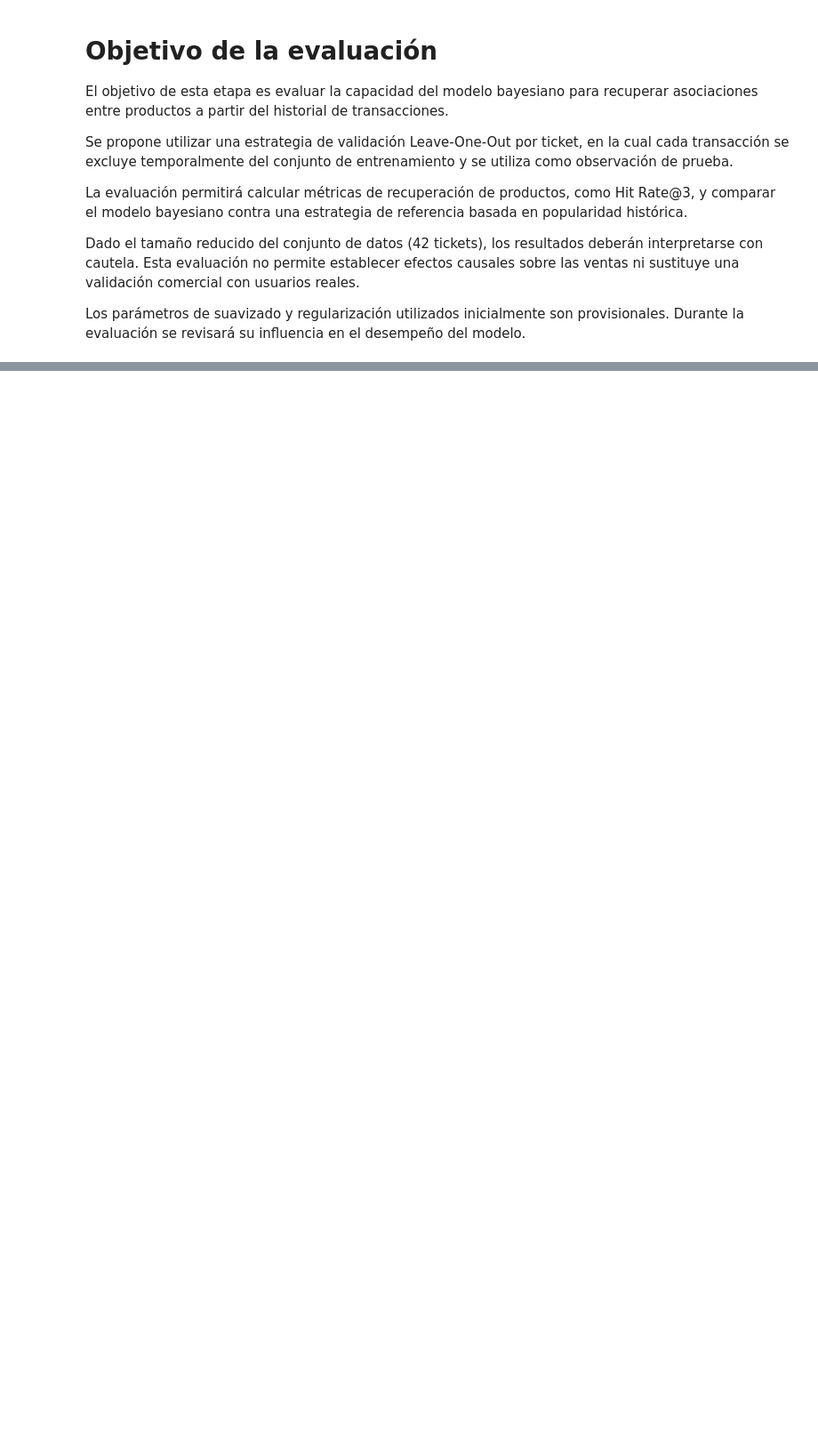
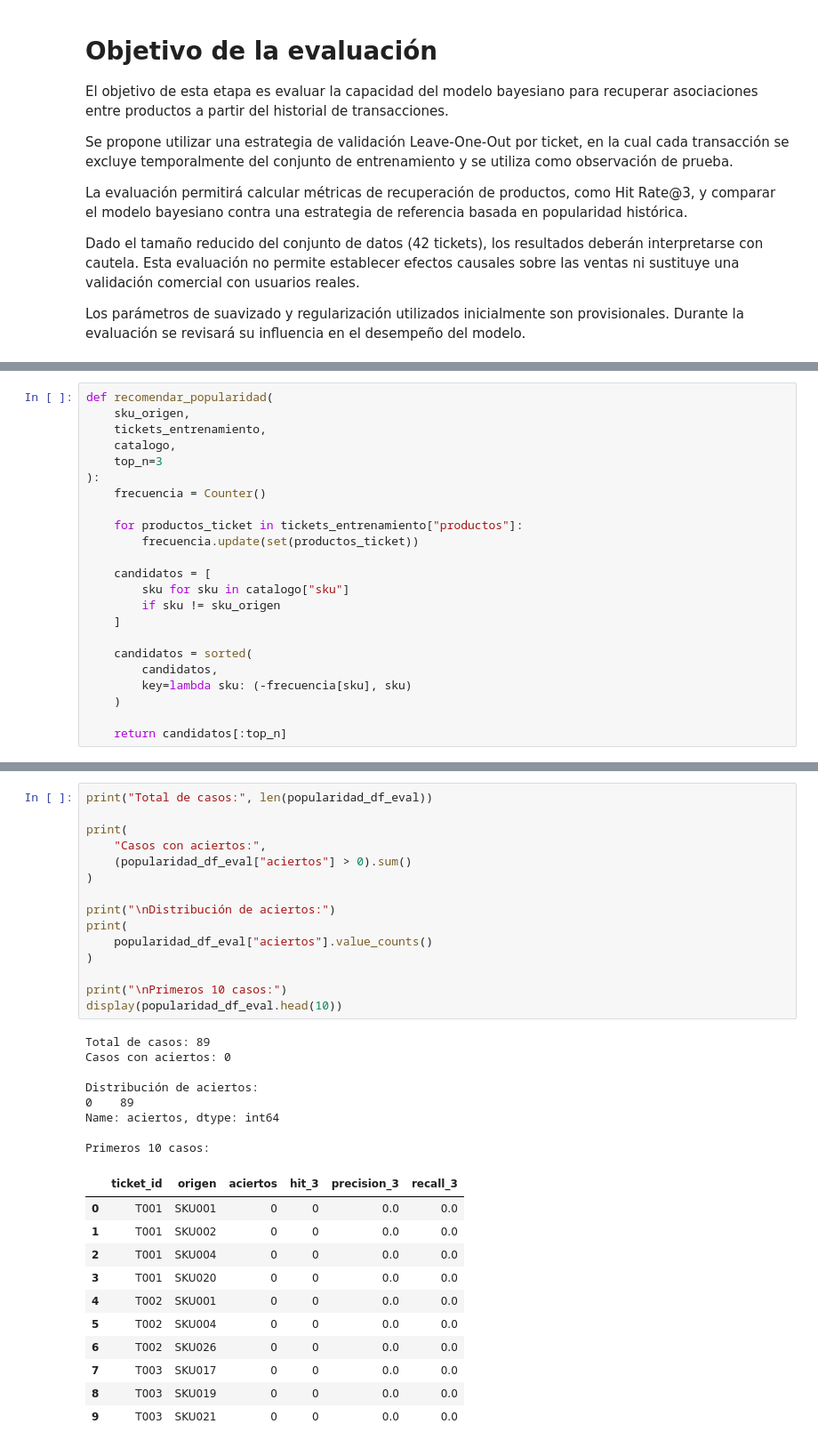
Before and after one commit to LucindaSerna/ferreteria-fullstack, a Jupyter notebook: notebooks/01_exploracion_datos.ipynb, the cells around one changed output, grey strips where cells are left out. Shown at 89% size. Saved outputs shown, nothing was run; the diff lists cells and outputs as text; blank space fills up the shorter version.

```diff
--- a/notebooks/01_exploracion_datos.ipynb
+++ b/notebooks/01_exploracion_datos.ipynb
@@ -2869,0 +3262,23 @@ NameError: name 'tickets' is not defined
+# %%
+def recomendar_popularidad(
+    sku_origen,
+    tickets_entrenamiento,
+    catalogo,
+    top_n=3
+):
+    frecuencia = Counter()
+
+    for productos_ticket in tickets_entrenamiento["productos"]:
+        frecuencia.update(set(productos_ticket))
+
+    candidatos = [
+        sku for sku in catalogo["sku"]
+        if sku != sku_origen
+    ]
+
+    candidatos = sorted(
+        candidatos,
+        key=lambda sku: (-frecuencia[sku], sku)
+    )
+
+    return candidatos[:top_n]
@@ -2869,0 +3353,35 @@ NameError: name 'tickets' is not defined
+# %%
+print("Total de casos:", len(popularidad_df_eval))
+
+print(
+    "Casos con aciertos:",
+    (popularidad_df_eval["aciertos"] > 0).sum()
+)
+
+print("\nDistribución de aciertos:")
+print(
+    popularidad_df_eval["aciertos"].value_counts()
+)
+
+print("\nPrimeros 10 casos:")
+display(popularidad_df_eval.head(10))
+# %% [output]
+Total de casos: 89
+Casos con aciertos: 0
+
+Distribución de aciertos:
+0    89
+Name: aciertos, dtype: int64
+
+Primeros 10 casos:
+|  | ticket_id | origen | aciertos | hit_3 | precision_3 | recall_3 |
+| 0 | T001 | SKU001 | 0 | 0 | 0.0 | 0.0 |
+| 1 | T001 | SKU002 | 0 | 0 | 0.0 | 0.0 |
+| 2 | T001 | SKU004 | 0 | 0 | 0.0 | 0.0 |
+| 3 | T001 | SKU020 | 0 | 0 | 0.0 | 0.0 |
+| 4 | T002 | SKU001 | 0 | 0 | 0.0 | 0.0 |
+| 5 | T002 | SKU004 | 0 | 0 | 0.0 | 0.0 |
+| 6 | T002 | SKU026 | 0 | 0 | 0.0 | 0.0 |
+| 7 | T003 | SKU017 | 0 | 0 | 0.0 | 0.0 |
+| 8 | T003 | SKU019 | 0 | 0 | 0.0 | 0.0 |
+| 9 | T003 | SKU021 | 0 | 0 | 0.0 | 0.0 |
```
Also changed, not shown: parts of 61 cells of this notebook.
